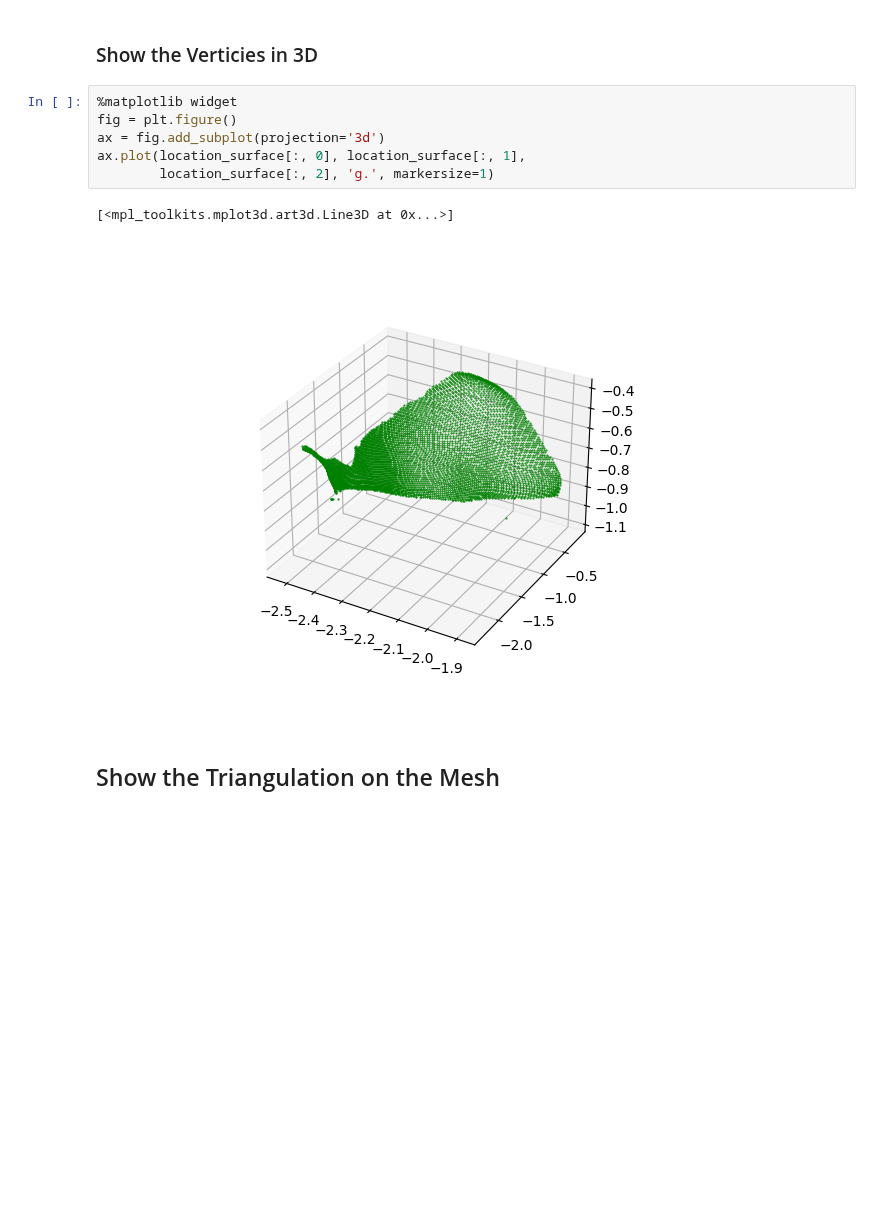
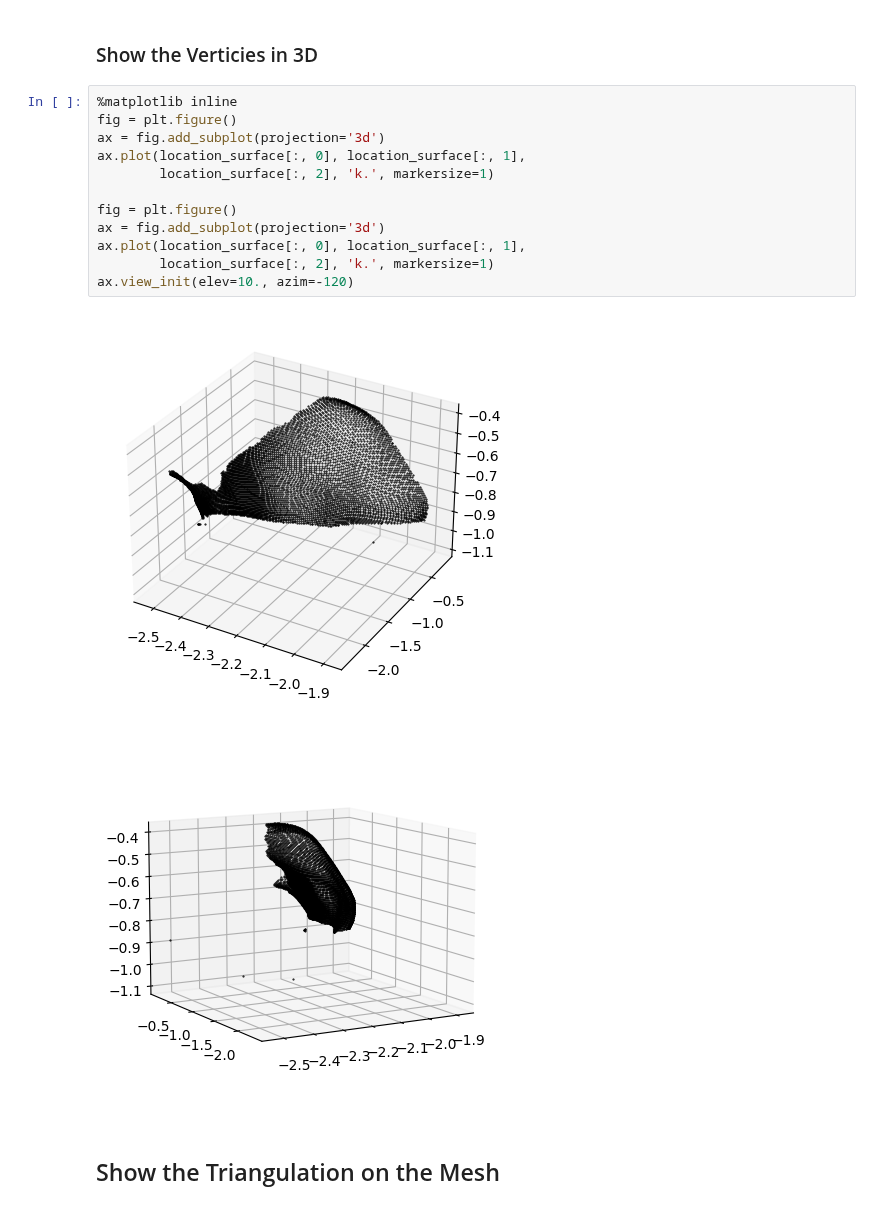
Before and after one commit to Nabizzle/Geodesic-Path-Finder, a Jupyter notebook: Code/Surface Area From Drawing.ipynb, the cells around one changed output. Saved outputs shown, nothing was run; the diff lists cells and outputs as text; blank space fills up the shorter version.

Commit message:
refactor: Updates Trisurf plots to look nicer
Makes the 3D points black and applies a color map to the triangulation

```diff
--- a/Code/Surface Area From Drawing.ipynb
+++ b/Code/Surface Area From Drawing.ipynb
@@ -239,14 +239,20 @@ The shape of the array is (6597, 3)
 # %% [markdown]
 ### Show the Verticies in 3D
 # %%
-%matplotlib widget
+%matplotlib inline
 fig = plt.figure()
 ax = fig.add_subplot(projection='3d')
 ax.plot(location_surface[:, 0], location_surface[:, 1],
-        location_surface[:, 2], 'g.', markersize=1)
+        location_surface[:, 2], 'k.', markersize=1)
+
+fig = plt.figure()
+ax = fig.add_subplot(projection='3d')
+ax.plot(location_surface[:, 0], location_surface[:, 1],
+        location_surface[:, 2], 'k.', markersize=1)
+ax.view_init(elev=10., azim=-120)
 # %% [output]
-[<mpl_toolkits.mplot3d.art3d.Line3D at 0x...>]
-[figure, old version]
+[figure, new version]
+[figure, added]
 # %% [markdown]
 ## Show the Triangulation on the Mesh
 # %%
```
Also changed, not shown: parts of 9 cells of this notebook.
